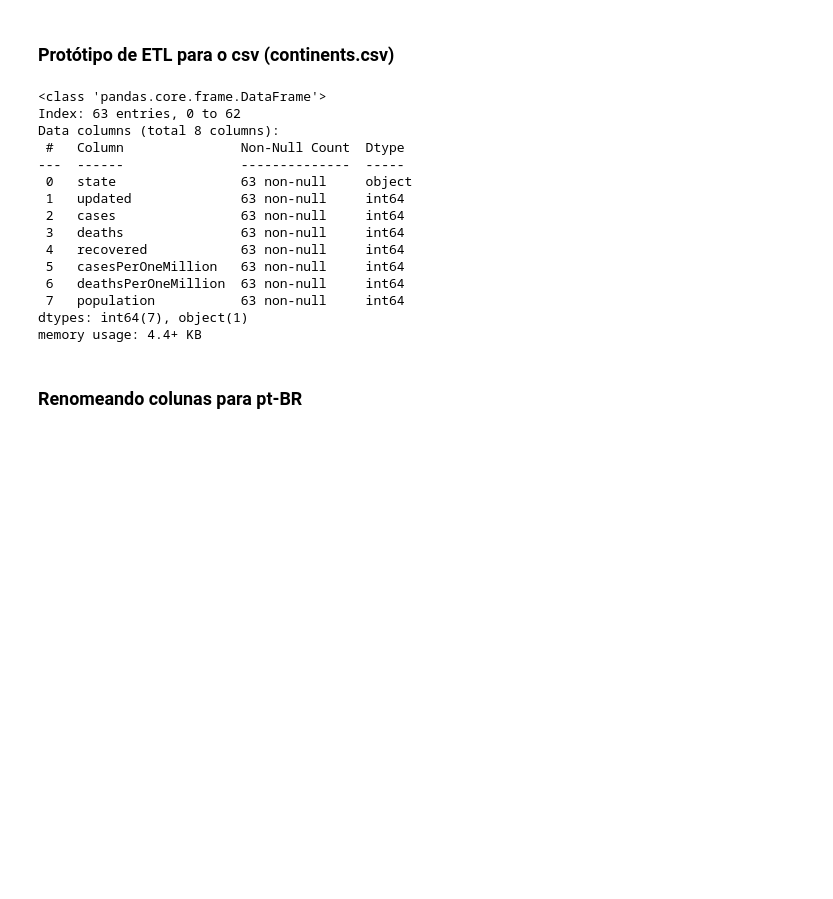
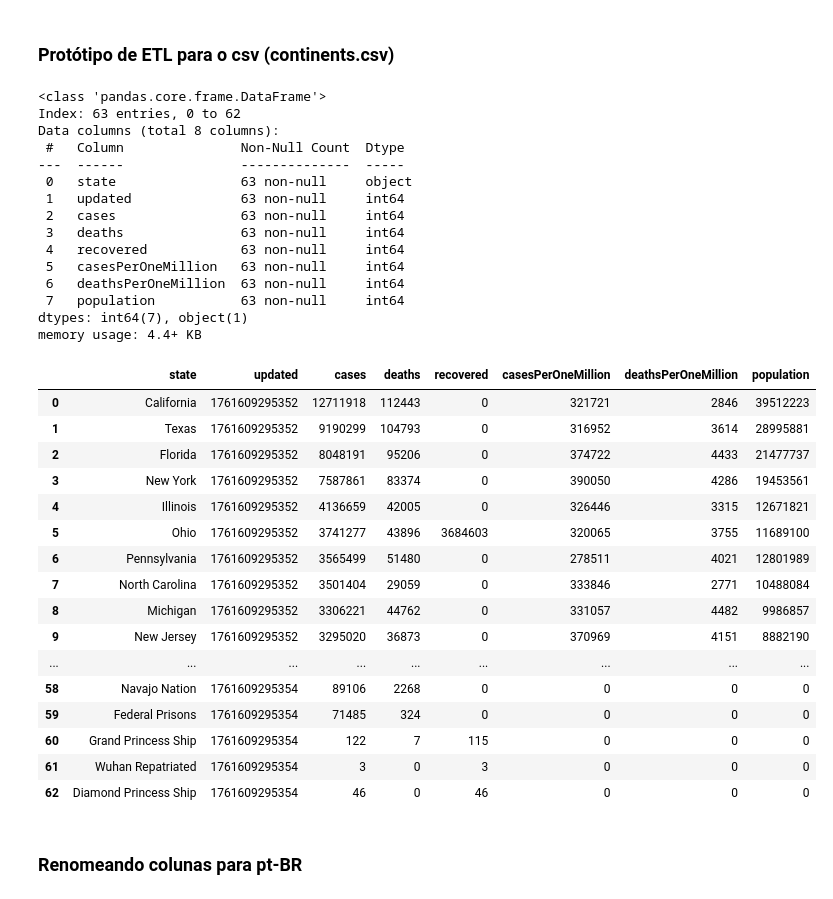
Before and after one commit to Deezinn/Covid-etl, a Jupyter notebook: notebooks/prototipo_etl_states.ipynb, the cells around one changed output. Drawn from its saved outputs; the diff is of its cells as text; code cells hidden in the pictures; blank space fills up the shorter version.

Commit message:
feat: new transform states

```diff
--- a/notebooks/prototipo_etl_states.ipynb
+++ b/notebooks/prototipo_etl_states.ipynb
@@ -1,35 +1,55 @@
 # %% [markdown]
 ### Protótipo de ETL para o csv (continents.csv)
 # %%
+
 import pandas as pd
+import numpy as np
 
 # Configurações globais de exibição
 pd.set_option('display.max_columns', None)  # mostra todas as colunas
 pd.set_option('display.max_rows', None)     # mostra todas as linhas
 pd.set_option('display.width', None)        # ajusta a largura total
 pd.set_option('display.max_colwidth', None) # mostra todo o conteúdo das células
 
 # Leitura do arquivo
 raw_dataframe = pd.read_csv('../data/states.csv', index_col=0)
 all_dataframe = raw_dataframe.copy()
 
 all_dataframe.info()
+all_dataframe
 # %% [output]
 <class 'pandas.core.frame.DataFrame'>
 Index: 63 entries, 0 to 62
 Data columns (total 8 columns):
  #   Column               Non-Null Count  Dtype
 ---  ------               --------------  -----
  0   state                63 non-null     object
  1   updated              63 non-null     int64
  2   cases                63 non-null     int64
  3   deaths               63 non-null     int64
  4   recovered            63 non-null     int64
  5   casesPerOneMillion   63 non-null     int64
  6   deathsPerOneMillion  63 non-null     int64
  7   population           63 non-null     int64
 dtypes: int64(7), object(1)
 memory usage: 4.4+ KB
+|  | state | updated | cases | deaths | recovered | casesPerOneMillion | deathsPerOneMillion | population |
+| 0 | California | 1761609295352 | 12711918 | 112443 | 0 | 321721 | 2846 | 39512223 |
+| 1 | Texas | 1761609295352 | 9190299 | 104793 | 0 | 316952 | 3614 | 28995881 |
+| 2 | Florida | 1761609295352 | 8048191 | 95206 | 0 | 374722 | 4433 | 21477737 |
+| 3 | New York | 1761609295352 | 7587861 | 83374 | 0 | 390050 | 4286 | 19453561 |
+| 4 | Illinois | 1761609295352 | 4136659 | 42005 | 0 | 326446 | 3315 | 12671821 |
+| 5 | Ohio | 1761609295352 | 3741277 | 43896 | 3684603 | 320065 | 3755 | 11689100 |
+| 6 | Pennsylvania | 1761609295352 | 3565499 | 51480 | 0 | 278511 | 4021 | 12801989 |
+| 7 | North Carolina | 1761609295352 | 3501404 | 29059 | 0 | 333846 | 2771 | 10488084 |
+| 8 | Michigan | 1761609295352 | 3306221 | 44762 | 0 | 331057 | 4482 | 9986857 |
+| 9 | New Jersey | 1761609295352 | 3295020 | 36873 | 0 | 370969 | 4151 | 8882190 |
+| ... | ... | ... | ... | ... | ... | ... | ... | ... |
+| 58 | Navajo Nation | 1761609295354 | 89106 | 2268 | 0 | 0 | 0 | 0 |
+| 59 | Federal Prisons | 1761609295354 | 71485 | 324 | 0 | 0 | 0 | 0 |
+| 60 | Grand Princess Ship | 1761609295354 | 122 | 7 | 115 | 0 | 0 | 0 |
+| 61 | Wuhan Repatriated | 1761609295354 | 3 | 0 | 3 | 0 | 0 | 0 |
+| 62 | Diamond Princess Ship | 1761609295354 | 46 | 0 | 46 | 0 | 0 | 0 |
 # %% [markdown]
 ### Renomeando colunas para pt-BR
 # %%
```
Also changed, not shown: parts of 4 cells of this notebook, 2 other files.
